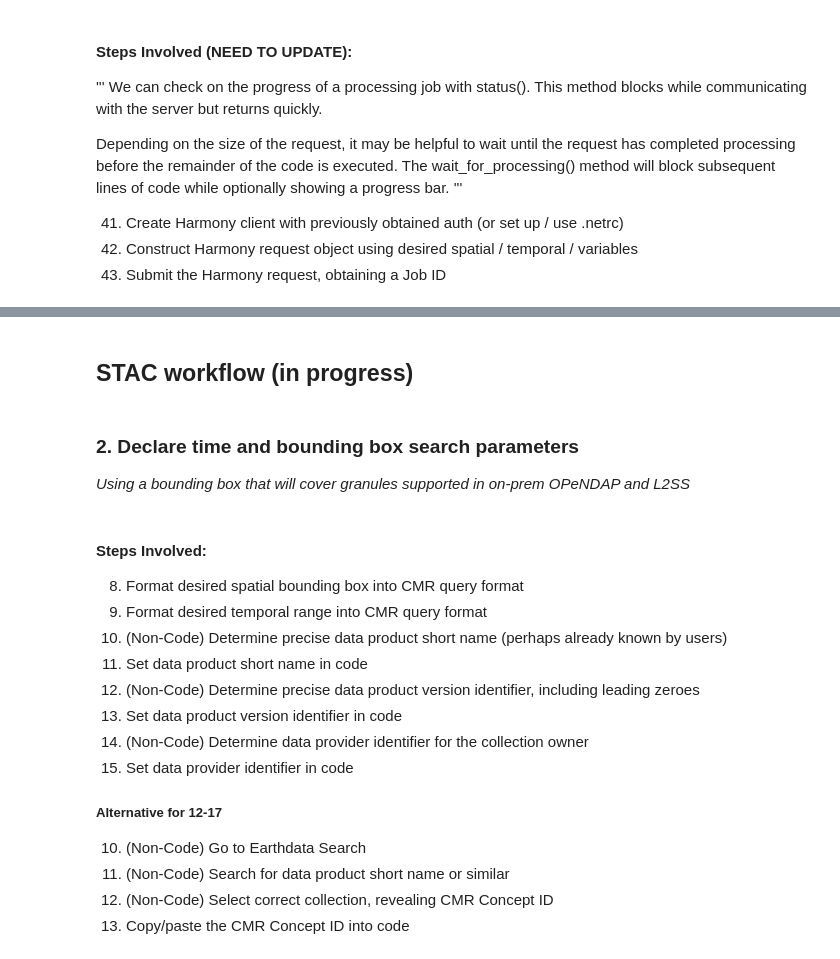
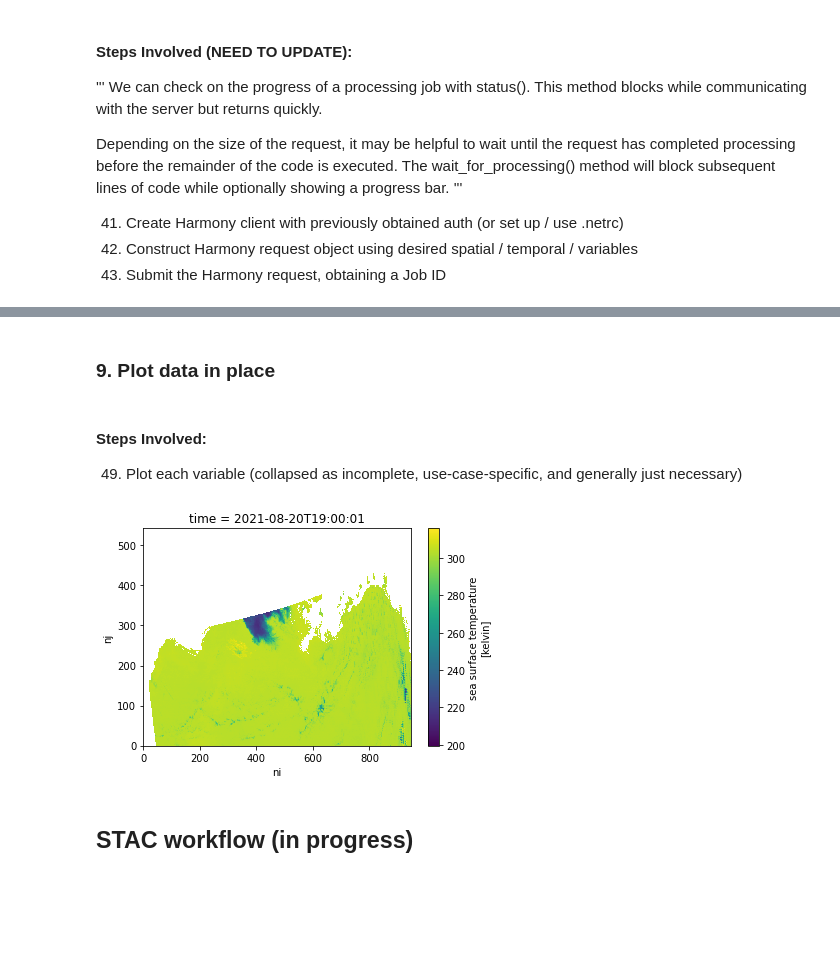
Before and after one commit to asteiker/time-to-science-KPI, a Jupyter notebook: Updated-minimize-time-to-science.ipynb, the cells around one changed output, grey strips where cells are left out. Saved outputs shown, nothing was run; the diff lists cells and outputs as text; code cells hidden in the pictures; blank space fills up the shorter version.

```diff
--- a/Updated-minimize-time-to-science.ipynb
+++ b/Updated-minimize-time-to-science.ipynb
@@ -239,0 +265,5 @@ dfbc163f-5815-4f08-ae0c-2b6b4870df91
+# %%
+%time
+
+creds = harmony_client.aws_credentials()
+# print(creds)
@@ -239,0 +282,17 @@ dfbc163f-5815-4f08-ae0c-2b6b4870df91
+# %%
+%time
+
+results = harmony_client.result_urls(job_id, link_type=LinkType.s3)
+urls = list(results)
+pprint(urls)
+
+s3_fs = s3fs.S3FileSystem(
+    key=creds['aws_access_key_id'],
+    secret=creds['aws_secret_access_key'],
+    token=creds['aws_session_token'],
+    client_kwargs={'region_name':'us-west-2'},
+)
+
+f = s3_fs.open(urls[1], mode='rb')
+ds = xr.open_dataset(f)
+ds
@@ -240,24 +325,12 @@ dfbc163f-5815-4f08-ae0c-2b6b4870df91
+# %% [markdown]
+### 9. Plot data in place
+# %% [markdown]
+#### Steps Involved:
+
+49. Plot each variable (collapsed as incomplete, use-case-specific, and generally just necessary)
+# %%
+ds.sea_surface_temperature.plot() ;
+# %% [output]
+[figure, added]
 # %% [markdown]
 ## STAC workflow (in progress)
-# %% [markdown]
-### 2. Declare time and bounding box search parameters
-
-_Using a bounding box that will cover granules supported in on-prem OPeNDAP and L2SS_
-# %% [markdown]
-#### Steps Involved:
-
-8. Format desired spatial bounding box into CMR query format
-1. Format desired temporal range into CMR query format
-1. (Non-Code) Determine precise data product short name (perhaps already known by users)
-1. Set data product short name in code
-1. (Non-Code) Determine precise data product version identifier, including leading zeroes
-1. Set data product version identifier in code
-1. (Non-Code) Determine data provider identifier for the collection owner
-1. Set data provider identifier in code
-
-##### Alternative for 12-17
-
-10. (Non-Code) Go to Earthdata Search
-1. (Non-Code) Search for data product short name or similar
-1. (Non-Code) Select correct collection, revealing CMR Concept ID
-1. Copy/paste the CMR Concept ID into code
```
Also changed, not shown: parts of 15 cells of this notebook.
